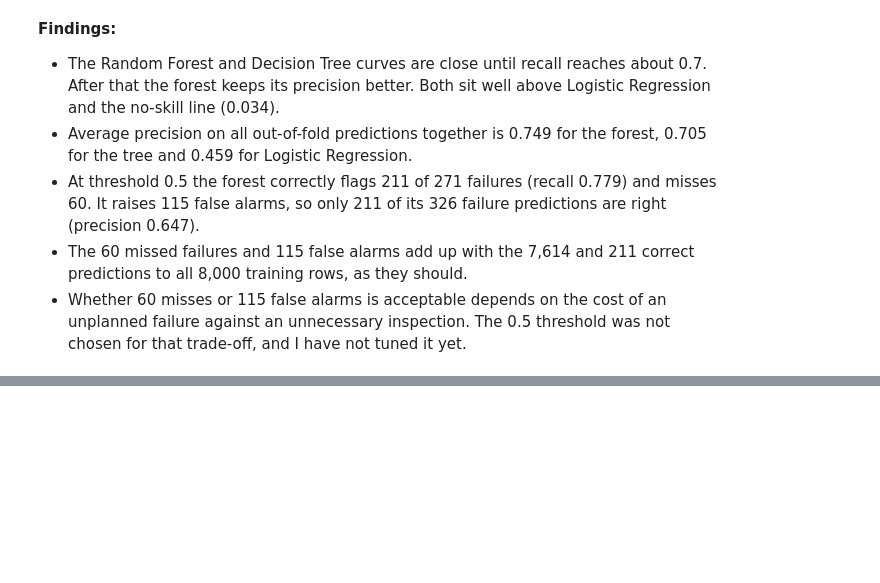
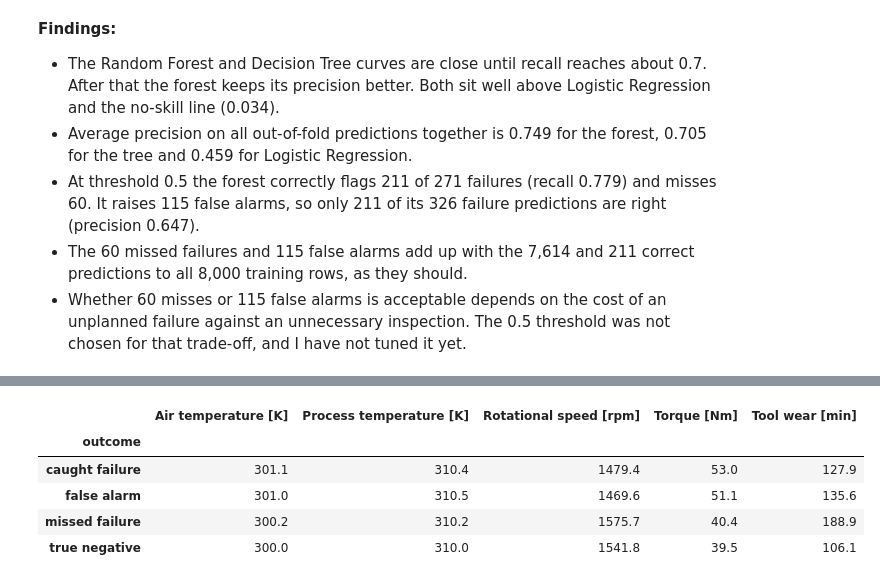
Before and after one commit to NathanL05/ct4101-ml-portfolio, a Jupyter notebook: notebooks/03_models_and_evaluation.ipynb, the cells around one changed output, grey strips where cells are left out. Saved outputs shown, nothing was run; the diff lists cells and outputs as text; code cells hidden in the pictures; blank space fills up the shorter version.

Commit message:
Add error analysis by failure mode

```diff
--- a/notebooks/03_models_and_evaluation.ipynb
+++ b/notebooks/03_models_and_evaluation.ipynb
@@ -340,0 +345,23 @@ plt.show()
+# %%
+errors = df.loc[X_train.index].copy()
+errors["pred"] = oof_pred_rf
+errors["outcome"] = "true negative"
+errors.loc[(errors["Machine failure"] == 1) & (errors["pred"] == 1), "outcome"] = "caught failure"
+errors.loc[(errors["Machine failure"] == 1) & (errors["pred"] == 0), "outcome"] = "missed failure"
+errors.loc[(errors["Machine failure"] == 0) & (errors["pred"] == 1), "outcome"] = "false alarm"
+print(errors["outcome"].value_counts())
+
+failures = errors[errors["Machine failure"] == 1]
+modes = ["TWF", "HDF", "PWF", "OSF", "RNF"]
+
+mode_rows = []
+for m in modes:
+    sub = failures[failures[m] == 1]
+    mode_rows.append({"failure mode": m, "failures": len(sub),
+                      "caught": int(sub["pred"].sum()), "recall": round(sub["pred"].mean(), 3)})
+none = failures[failures[modes].sum(axis=1) == 0]
+mode_rows.append({"failure mode": "no mode recorded", "failures": len(none),
+                  "caught": int(none["pred"].sum()), "recall": round(none["pred"].mean(), 3)})
+
+mode_table = pd.DataFrame(mode_rows).set_index("failure mode")
+mode_table
@@ -340,0 +383,9 @@ plt.show()
+# %%
+errors.groupby("outcome")[numeric_cols].mean().round(1)
+# %% [output]
+|  | Air temperature [K] | Process temperature [K] | Rotational speed [rpm] | Torque [Nm] | Tool wear [min] |
+| outcome |  |  |  |  |  |
+| caught failure | 301.1 | 310.4 | 1479.4 | 53.0 | 127.9 |
+| false alarm | 301.0 | 310.5 | 1469.6 | 51.1 | 135.6 |
+| missed failure | 300.2 | 310.2 | 1575.7 | 40.4 | 188.9 |
+| true negative | 300.0 | 310.0 | 1541.8 | 39.5 | 106.1 |
```
Also changed, not shown: parts of 3 cells of this notebook, 1 other file.
